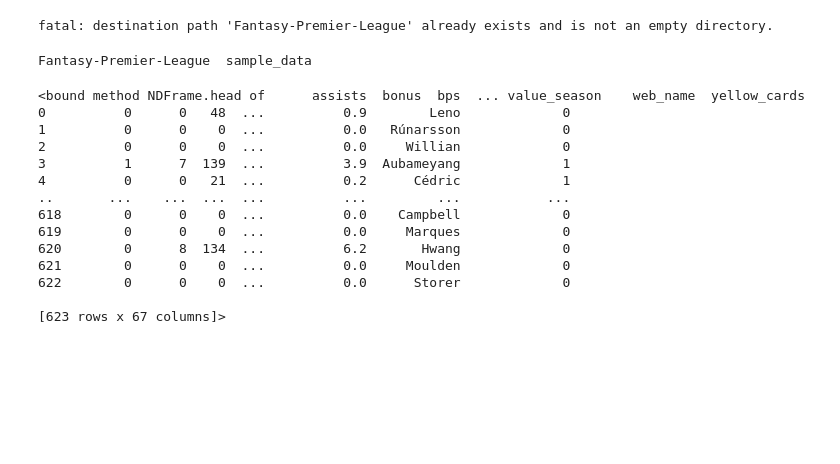
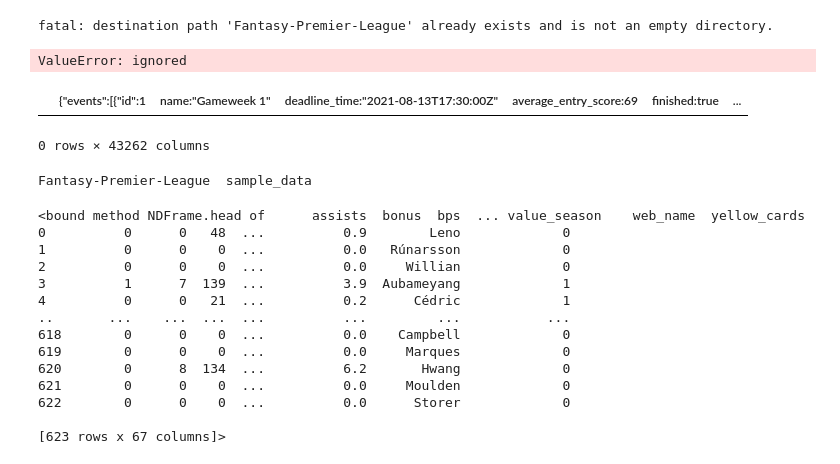
Before and after one commit to Tdavies92/AcademyPublic, a Jupyter notebook: FPL.ipynb, the cells around one changed output. Drawn from its saved outputs; the diff is of its cells as text; code cells hidden in the pictures; blank space fills up the shorter version.

```diff
--- a/FPL.ipynb
+++ b/FPL.ipynb
@@ -4,6 +4,16 @@
 !git clone https://github.com/vaastav/Fantasy-Premier-League.git
 # %% [output]
 fatal: destination path 'Fantasy-Premier-League' already exists and is not an empty directory.
+# %%
+import pandas as pd
+data = pd.read_csv('https://fantasy.premierleague.com/api/bootstrap-static/',index_col=True)
+# %% [output]
+ValueError: ignored
+# %%
+data
+# %% [output]
+|  | {"events":[{"id":1 | name:"Gameweek 1" | deadline_time:"2021-08-13T17:30:00Z" | average_entry_score:69 | finished:true | ... |
+0 rows × 43262 columns
 # %%
 !ls
 # %% [output]
```
Also changed, not shown: parts of 3 cells of this notebook.
